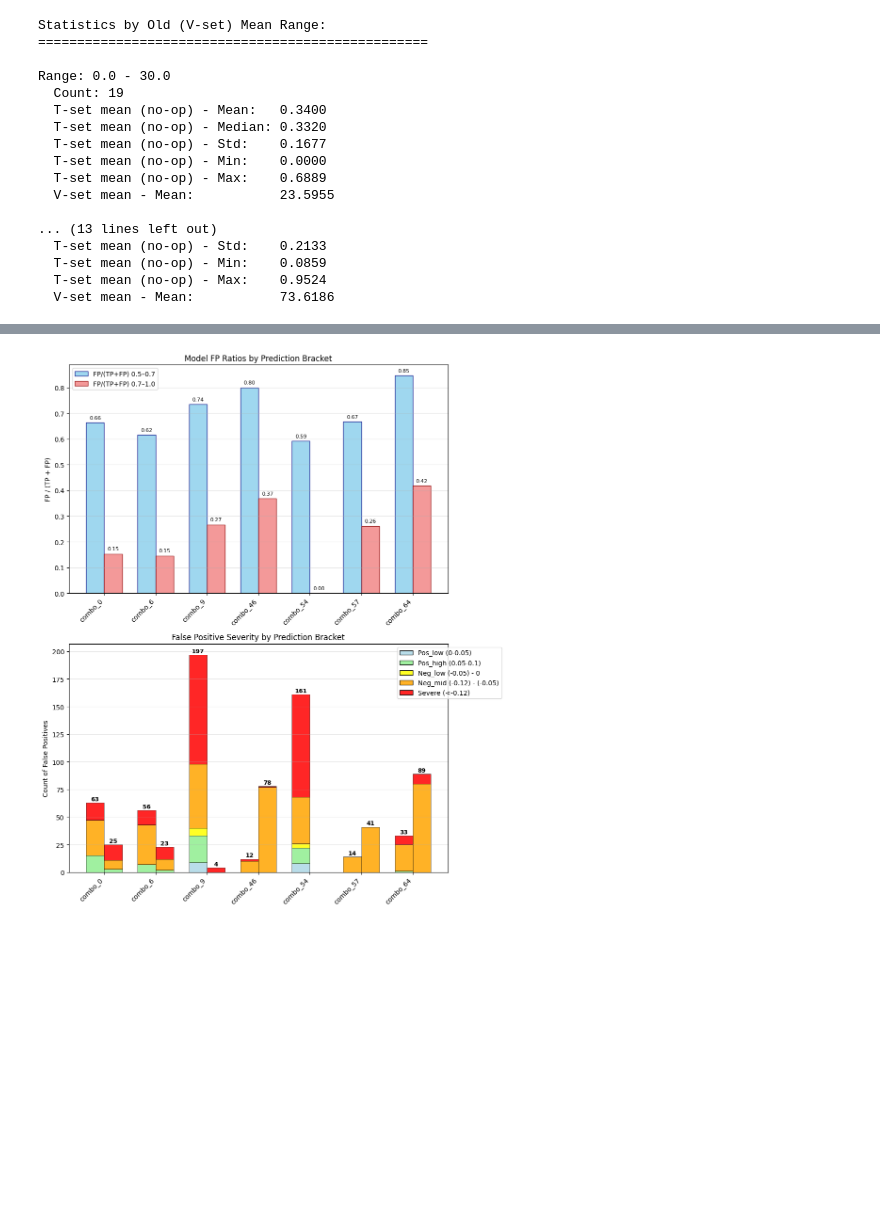
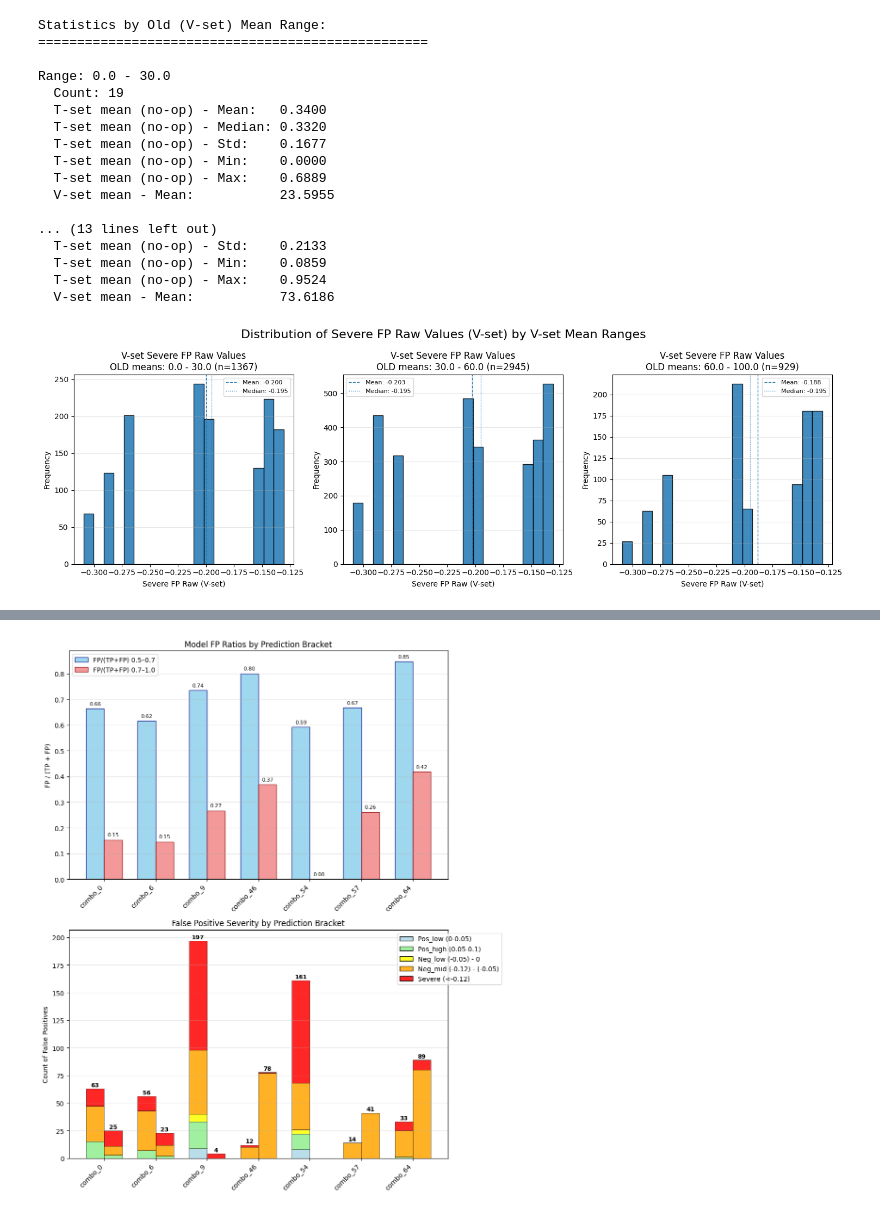
Before and after one commit to charifslmn/LSTM_ETF, a Jupyter notebook: (1) CLEAN V_2 Initial GS and Dist Analytics HOD 20_01 - 21_12.ipynb, the cells around one changed output, grey strips where cells are left out. Drawn from its saved outputs; the diff is of its cells as text; code cells hidden in the pictures; blank space fills up the shorter version.

```diff
--- a/(1) CLEAN V_2 Initial GS and Dist Analytics HOD 20_01 - 21_12.ipynb
+++ b/(1) CLEAN V_2 Initial GS and Dist Analytics HOD 20_01 - 21_12.ipynb
@@ -741,3 +741,85 @@ Range: 0.0 - 30.0
   T-set mean (no-op) - Min:    0.0859
   T-set mean (no-op) - Max:    0.9524
   V-set mean - Mean:           73.6186
+# %%
+# ---------- 7) Figure D: V-set severe FP raw values by OLD-mean ranges ----------
+def _get_severe_raws_from_model_dict(md):
+    """
+    Works for both V-set (key: 'fp_severity_by_bracket_raw')
+    and T-set (key: 'fp_severity_by_bracket_raw_vals').
+    Returns a flat list of severe raw values across both brackets.
+    """
+    container = md.get('fp_severity_by_bracket_raw', None)
+    if container is None:
+        container = md.get('fp_severity_by_bracket_raw_vals', {})
+    out = []
+    for br in ('0.5-0.7', '0.7-1.0'):
+        sev_list = container.get(br, {}).get('Severe (<-0.12)', [])
+        if sev_list:
+            out.extend(sev_list)
+    return out
+
+# Align severe raws to combo_order (same as old/new)
+v_severe_raws_by_combo = {m["combo_index"]: _get_severe_raws_from_model_dict(m) for m in selected_models_all}
+v_severe_raws = [v_severe_raws_by_combo[c] for c in combo_order]  # aligned with 'old'/'new'
+
+plt.figure(figsize=(15, 5))
+for i, ((L, H), label, color) in enumerate(zip(ranges, range_labels, colors)):
+    mask = range_mask(old, i, L, H)  # same binning by OLD means
+    # gather all severe raws for models in this range
+    vals = []
+    for keep, raws in zip(mask, v_severe_raws):
+        if keep and raws:
+            vals.extend(raws)
+    ax = plt.subplot(1, 3, i + 1)
+    if len(vals) > 0:
+        vals = np.asarray(vals, dtype=float)
+        vals = vals[np.isfinite(vals)]
+        if vals.size > 0:
+            plt.hist(vals, bins=20, alpha=0.85, edgecolor='black')
+            plt.axvline(np.mean(vals), linestyle='--', linewidth=1, label=f"Mean: {np.mean(vals):.3f}")
+            plt.axvline(np.median(vals), linestyle=':', linewidth=1, label=f"Median: {np.median(vals):.3f}")
+            plt.title(f"V-set Severe FP Raw Values\nOLD means: {label} (n={vals.size})")
+            plt.xlabel('Severe FP Raw (V-set)'); plt.ylabel('Frequency')
+            plt.legend(fontsize=8); plt.grid(True, alpha=0.3, axis='y')
+        else:
+            ax.text(0.5, 0.5, f'No finite values\n{label}', ha='center', va='center', transform=ax.transAxes)
+            ax.set_title(f"V-set Severe FP Raw Values\nOLD means: {label}")
+    else:
+        ax.text(0.5, 0.5, f'No data in range\n{label}', ha='center', va='center', transform=ax.transAxes)
+        ax.set_title(f"V-set Severe FP Raw Values\nOLD means: {label}")
+plt.suptitle('Distribution of Severe FP Raw Values (V-set) by V-set Mean Ranges', fontsize=16)
+plt.tight_layout(); plt.show()
+
+# ---------- 8) Figure E: T-set severe FP raw values by OLD-mean ranges ----------
+t_severe_raws_by_combo = {m["combo_index"]: _get_severe_raws_from_model_dict(m) for m in tset_models_keep}
+t_severe_raws = [t_severe_raws_by_combo[c] for c in combo_order]  # aligned
+
+plt.figure(figsize=(15, 5))
+for i, ((L, H), label, color) in enumerate(zip(ranges, range_labels, colors)):
+    mask = range_mask(old, i, L, H)  # binning by OLD means
+    vals = []
+    for keep, raws in zip(mask, t_severe_raws):
+        if keep and raws:
+            vals.extend(raws)
+    ax = plt.subplot(1, 3, i + 1)
+    if len(vals) > 0:
+        vals = np.asarray(vals, dtype=float)
+        vals = vals[np.isfinite(vals)]
+        if vals.size > 0:
+            plt.hist(vals, bins=20, alpha=0.75, color=color, edgecolor='black')
+            plt.axvline(np.mean(vals), color='black', linestyle='--', linewidth=1, label=f"Mean: {np.mean(vals):.3f}")
+            plt.axvline(np.median(vals), color='orange', linestyle='--', linewidth=1, label=f"Median: {np.median(vals):.3f}")
+            plt.title(f"T-set Severe FP Raw Values\nOLD means: {label} (n={vals.size})")
+            plt.xlabel('Severe FP Raw (T-set)'); plt.ylabel('Frequency')
+            plt.legend(fontsize=8); plt.grid(True, alpha=0.3, axis='y')
+        else:
+            ax.text(0.5, 0.5, f'No finite values\n{label}', ha='center', va='center', transform=ax.transAxes)
+            ax.set_title(f"T-set Severe FP Raw Values\nOLD means: {label}")
+    else:
+        ax.text(0.5, 0.5, f'No data in range\n{label}', ha='center', va='center', transform=ax.transAxes)
+        ax.set_title(f"T-set Severe FP Raw Values\nOLD means: {label}")
+plt.suptitle('Distribution of Severe FP Raw Values (T-set) by V-set Mean Ranges', fontsize=16)
+plt.tight_layout(); plt.show()
+# %% [output]
+[figure, added]
```
Also changed, not shown: parts of 24 cells of this notebook, 4 other files.
